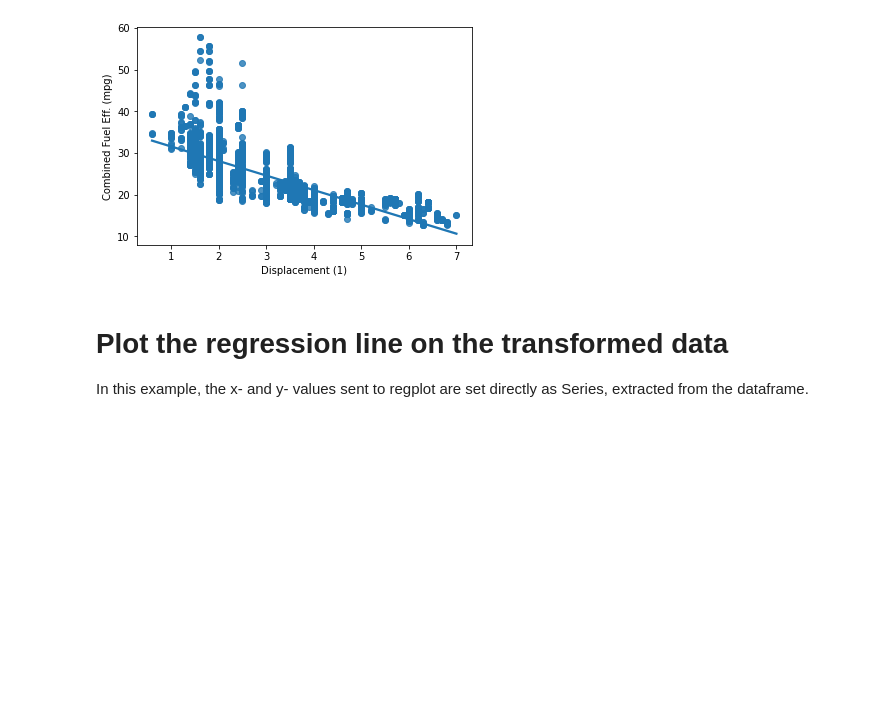
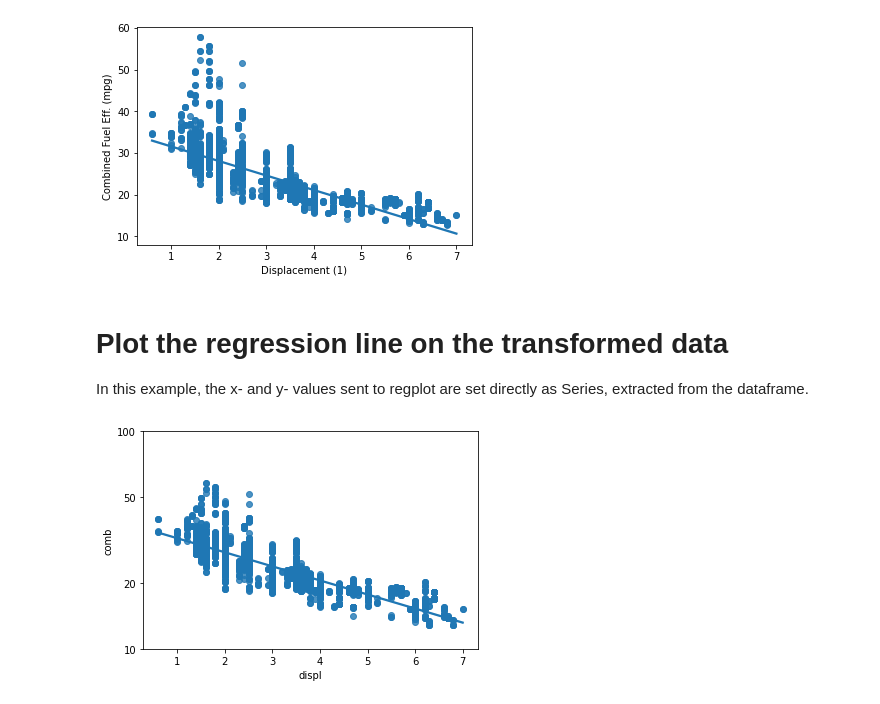
Before and after one commit to Gingercapo/Fuel_Economy, a Jupyter notebook: fuel_Economic.ipynb, the cells around one changed output. Drawn from its saved outputs; the diff is of its cells as text; code cells hidden in the pictures; blank space fills up the shorter version.

```diff
--- a/fuel_Economic.ipynb
+++ b/fuel_Economic.ipynb
@@ -57,0 +56,7 @@ def log_trans(x, inverse=False):
+# %%
+# using
+sb.regplot(df['displ'], df['comb'].apply(log_trans))
+tick_locs = [10, 20, 50, 100]
+plt.yticks(log_trans(tick_locs), tick_locs);
+# %% [output]
+[figure, added]
```
Also changed, not shown: parts of 2 cells of this notebook.
